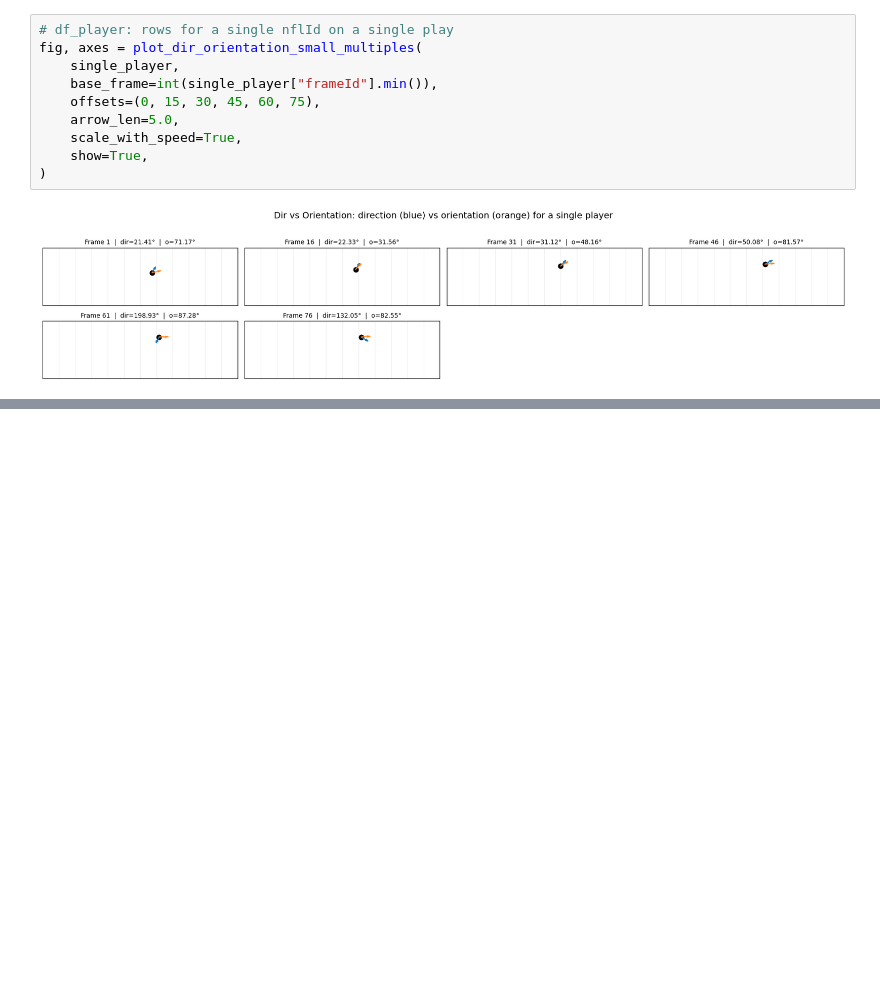
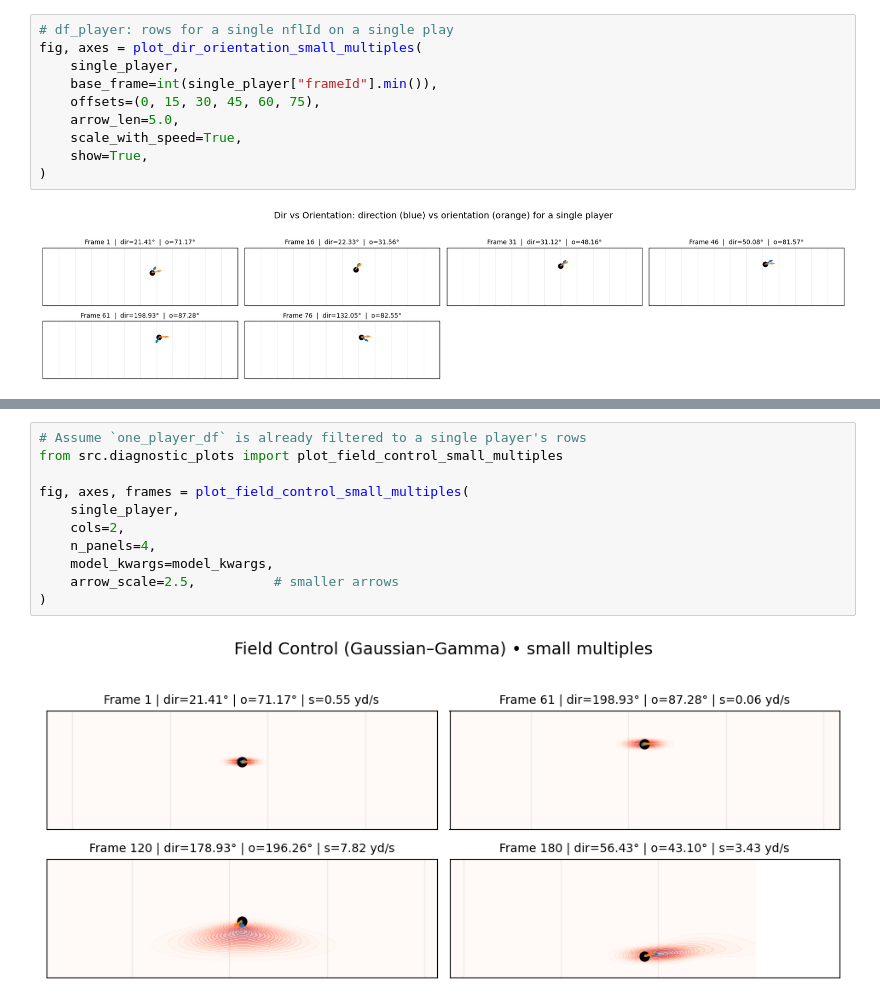
Before and after one commit to cincysam6/Field_Control_Model, a Jupyter notebook: example_usage.ipynb, the cells around one changed output, grey strips where cells are left out. Drawn from its saved outputs; the diff is of its cells as text; blank space fills up the shorter version.

```diff
--- a/example_usage.ipynb
+++ b/example_usage.ipynb
@@ -129,0 +280,13 @@ fig, axes = plot_dir_orientation_small_multiples(
+# %%
+# Assume `one_player_df` is already filtered to a single player's rows
+from src.diagnostic_plots import plot_field_control_small_multiples
+
+fig, axes, frames = plot_field_control_small_multiples(
+    single_player,
+    cols=2,
+    n_panels=4,
+    model_kwargs=model_kwargs,
+    arrow_scale=2.5,          # smaller arrows
+)
+# %% [output]
+[figure, added]
```
Also changed, not shown: parts of 7 cells of this notebook.
